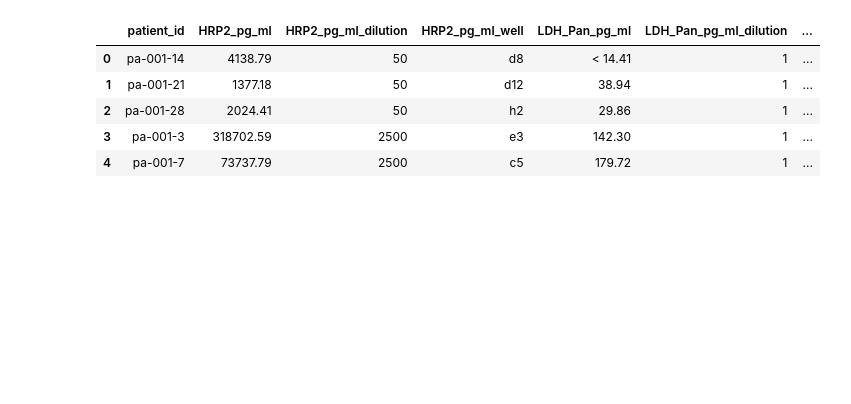
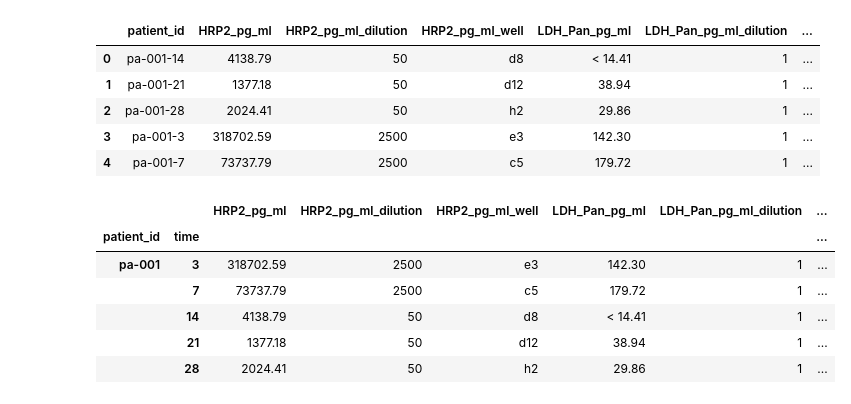
Before and after one commit to MACEPA/DIAMETER, a Jupyter notebook: data_processing/4plex_combined_dilutions.ipynb, the cells around one changed output. Drawn from its saved outputs; the diff is of its cells as text; code cells hidden in the pictures; blank space fills up the shorter version.

Commit message:
updating to split off time into a column

```diff
--- a/data_processing/4plex_combined_dilutions.ipynb
+++ b/data_processing/4plex_combined_dilutions.ipynb
@@ -133,6 +133,7 @@ def run_compare(df, analyte_val, dil_val):
         return(np.array([above, below, LLQ, ULQ, NA]))
 # %%
 analyte_dfs = []
+error_ids = []
 for analyte in threshholds.keys():
 # for analyte in ['CRP_ng_ml']:
     patient_dfs = []
@@ -176,9 +177,10 @@ for analyte in threshholds.keys():
                 if decision == 'fail':
                     break
             except ValueError:
-                print("ValueError:", analyte, max_dilution, i)
+                error_ids.append(i)
         patient_dfs.append(best_df)
     patient_df = pd.concat(patient_dfs)
     analyte_dfs.append(patient_df)
 final_df = reduce(lambda left, right: pd.merge(left, right, on='patient_id'), analyte_dfs)
+print(set(error_ids))
 # %% [output]
@@ -215,3 +196,30 @@ final_df.head()
 | 4 | pa-001-7 | 73737.79 | 2500 | c5 | 179.72 | 1 | ... |
 # %%
 final_df.to_csv('C:/Users/lzoeckler/Desktop/4plex/output_data/final_dilutions.csv', index=False)
+# %%
+def split_time(df):
+    sub = df['patient_id'].split('-')
+    try:
+        time = int(sub[2])
+        return time
+    except IndexError:
+        return 0
+# %%
+def remove_time(df):
+    patient = df['patient_id'].split('-')
+    return '{}-{}'.format(patient[0], patient[1])
+# %%
+time_df = final_df.copy(deep=True)
+time_df['time'] = time_df.apply(split_time, axis=1)
+time_df['patient_id'] = time_df.apply(remove_time, axis=1)
+time_df.sort_values(['patient_id', 'time'], inplace=True)
+time_df.set_index(['patient_id', 'time'], inplace=True)
+time_df.head()
+# %% [output]
+|  |  | HRP2_pg_ml | HRP2_pg_ml_dilution | HRP2_pg_ml_well | LDH_Pan_pg_ml | LDH_Pan_pg_ml_dilution | ... |
+| patient_id | time |  |  |  |  |  | ... |
+| pa-001 | 3 | 318702.59 | 2500 | e3 | 142.30 | 1 | ... |
+|  | 7 | 73737.79 | 2500 | c5 | 179.72 | 1 | ... |
+|  | 14 | 4138.79 | 50 | d8 | < 14.41 | 1 | ... |
+|  | 21 | 1377.18 | 50 | d12 | 38.94 | 1 | ... |
+|  | 28 | 2024.41 | 50 | h2 | 29.86 | 1 | ... |
```
Also changed, not shown: parts of 4 cells of this notebook, 2 other files.
